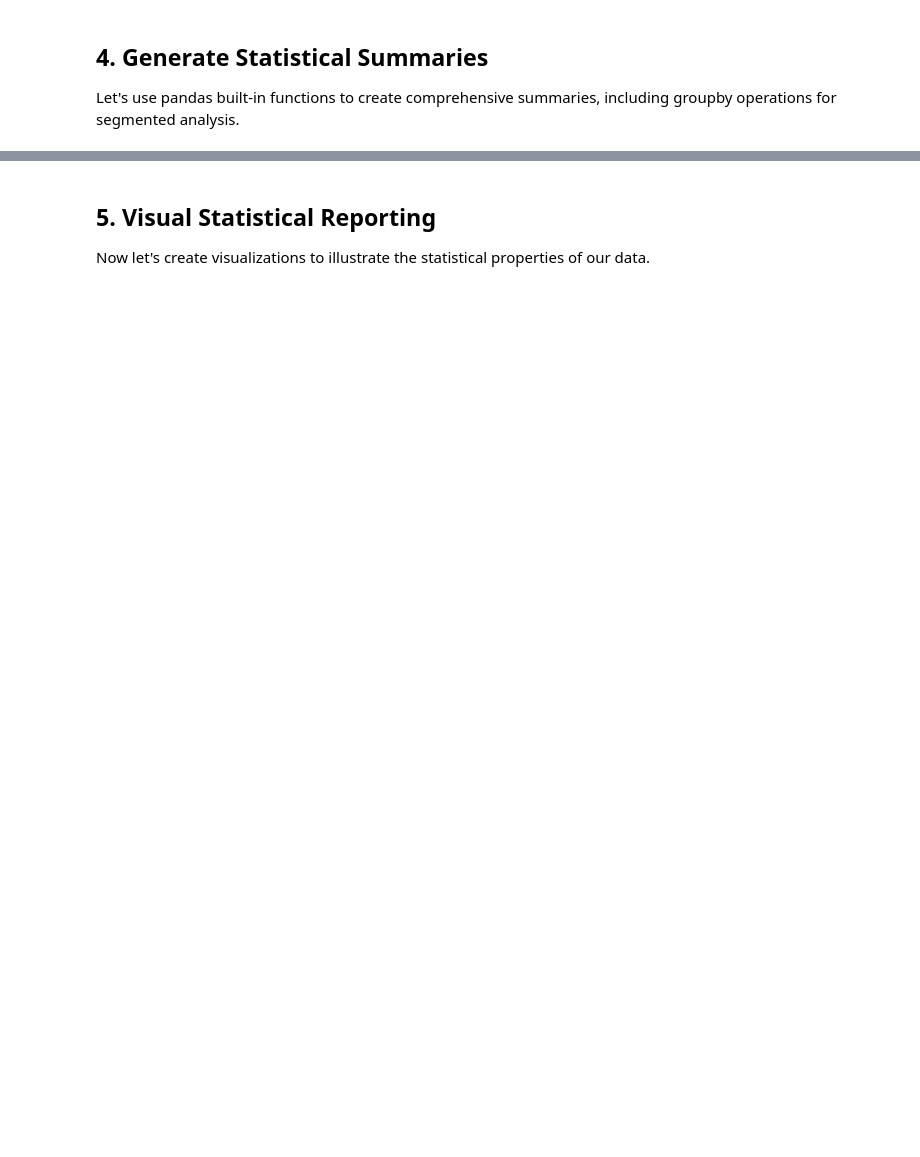
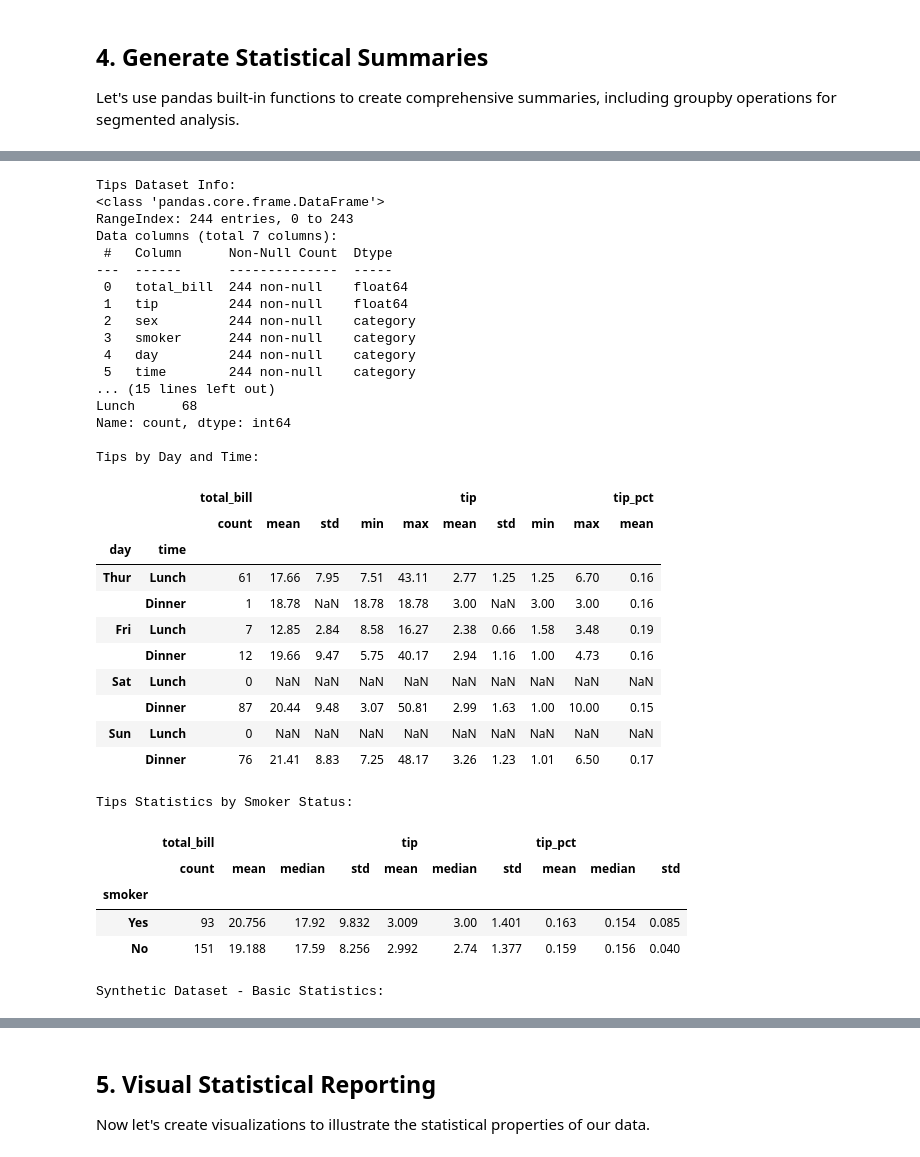
Before and after one commit to pavelklos/ai-ml, a Jupyter notebook: 1-DS/01-01-19.ipynb, the cells around one changed output, grey strips where cells are left out. Saved outputs shown, nothing was run; the diff lists cells and outputs as text; code cells hidden in the pictures; blank space fills up the shorter version.

```diff
--- a/1-DS/01-01-19.ipynb
+++ b/1-DS/01-01-19.ipynb
@@ -211,0 +345,80 @@ display(synthetic_df_clean['categorical'].value_counts(normalize=True).to_frame(
+# %%
+# Basic info about the Tips dataset
+print("Tips Dataset Info:")
+tips_df.info()
+
+# Let's add a tip percentage column for analysis (move this up!)
+tips_df['tip_pct'] = tips_df['tip'] / tips_df['total_bill']
+
+# Value counts for categorical variables in Tips dataset
+print("\nTips Dataset - Day Distribution:")
+print(tips_df['day'].value_counts())
+
+print("\nTips Dataset - Time Distribution:")
+print(tips_df['time'].value_counts())
+
+# Groupby operations for segmented analysis
+print("\nTips by Day and Time:")
+display(tips_df.groupby(['day', 'time']).agg({
+    'total_bill': ['count', 'mean', 'std', 'min', 'max'],
+    'tip': ['mean', 'std', 'min', 'max'],
+    'tip_pct': 'mean'  # Now 'tip_pct' exists, so this works
+}).round(2))
+
+# Group statistics by smoker/non-smoker
+print("\nTips Statistics by Smoker Status:")
+display(tips_df.groupby('smoker').agg({
+    'total_bill': ['count', 'mean', 'median', 'std'],
+    'tip': ['mean', 'median', 'std'],
+    'tip_pct': ['mean', 'median', 'std']
+}).round(3))
+
+# For synthetic data, let's analyze numeric columns
+print("\nSynthetic Dataset - Basic Statistics:")
+display(synthetic_df_clean.describe().T)
+
+# Distribution of categorical variable
+print("\nSynthetic Dataset - Categorical Distribution:")
+display(
+    synthetic_df_clean['categorical']
+    .value_counts(normalize=True)
+    .to_frame('percentage')
+    .reset_index()
+    .rename(columns={'index': 'category'})
+)
+# %% [output]
+Tips Dataset Info:
+<class 'pandas.core.frame.DataFrame'>
+RangeIndex: 244 entries, 0 to 243
+Data columns (total 7 columns):
+ #   Column      Non-Null Count  Dtype
+---  ------      --------------  -----
+ 0   total_bill  244 non-null    float64
+ 1   tip         244 non-null    float64
+ 2   sex         244 non-null    category
+ 3   smoker      244 non-null    category
+ 4   day         244 non-null    category
+ 5   time        244 non-null    category
+... (15 lines left out)
+Lunch      68
+Name: count, dtype: int64
+
+Tips by Day and Time:
+|  |  | total_bill |  |  |  |  | tip |  |  |  | tip_pct |
+|  |  | count | mean | std | min | max | mean | std | min | max | mean |
+| day | time |  |  |  |  |  |  |  |  |  |  |
+| Thur | Lunch | 61 | 17.66 | 7.95 | 7.51 | 43.11 | 2.77 | 1.25 | 1.25 | 6.70 | 0.16 |
+|  | Dinner | 1 | 18.78 | NaN | 18.78 | 18.78 | 3.00 | NaN | 3.00 | 3.00 | 0.16 |
+| Fri | Lunch | 7 | 12.85 | 2.84 | 8.58 | 16.27 | 2.38 | 0.66 | 1.58 | 3.48 | 0.19 |
+|  | Dinner | 12 | 19.66 | 9.47 | 5.75 | 40.17 | 2.94 | 1.16 | 1.00 | 4.73 | 0.16 |
+| Sat | Lunch | 0 | NaN | NaN | NaN | NaN | NaN | NaN | NaN | NaN | NaN |
+|  | Dinner | 87 | 20.44 | 9.48 | 3.07 | 50.81 | 2.99 | 1.63 | 1.00 | 10.00 | 0.15 |
+| Sun | Lunch | 0 | NaN | NaN | NaN | NaN | NaN | NaN | NaN | NaN | NaN |
+|  | Dinner | 76 | 21.41 | 8.83 | 7.25 | 48.17 | 3.26 | 1.23 | 1.01 | 6.50 | 0.17 |
+Tips Statistics by Smoker Status:
+|  | total_bill |  |  |  | tip |  |  | tip_pct |  |  |
+|  | count | mean | median | std | mean | median | std | mean | median | std |
+| smoker |  |  |  |  |  |  |  |  |  |  |
+| Yes | 93 | 20.756 | 17.92 | 9.832 | 3.009 | 3.00 | 1.401 | 0.163 | 0.154 | 0.085 |
+| No | 151 | 19.188 | 17.59 | 8.256 | 2.992 | 2.74 | 1.377 | 0.159 | 0.156 | 0.040 |
+Synthetic Dataset - Basic Statistics:
```
Also changed, not shown: parts of 27 cells of this notebook.
